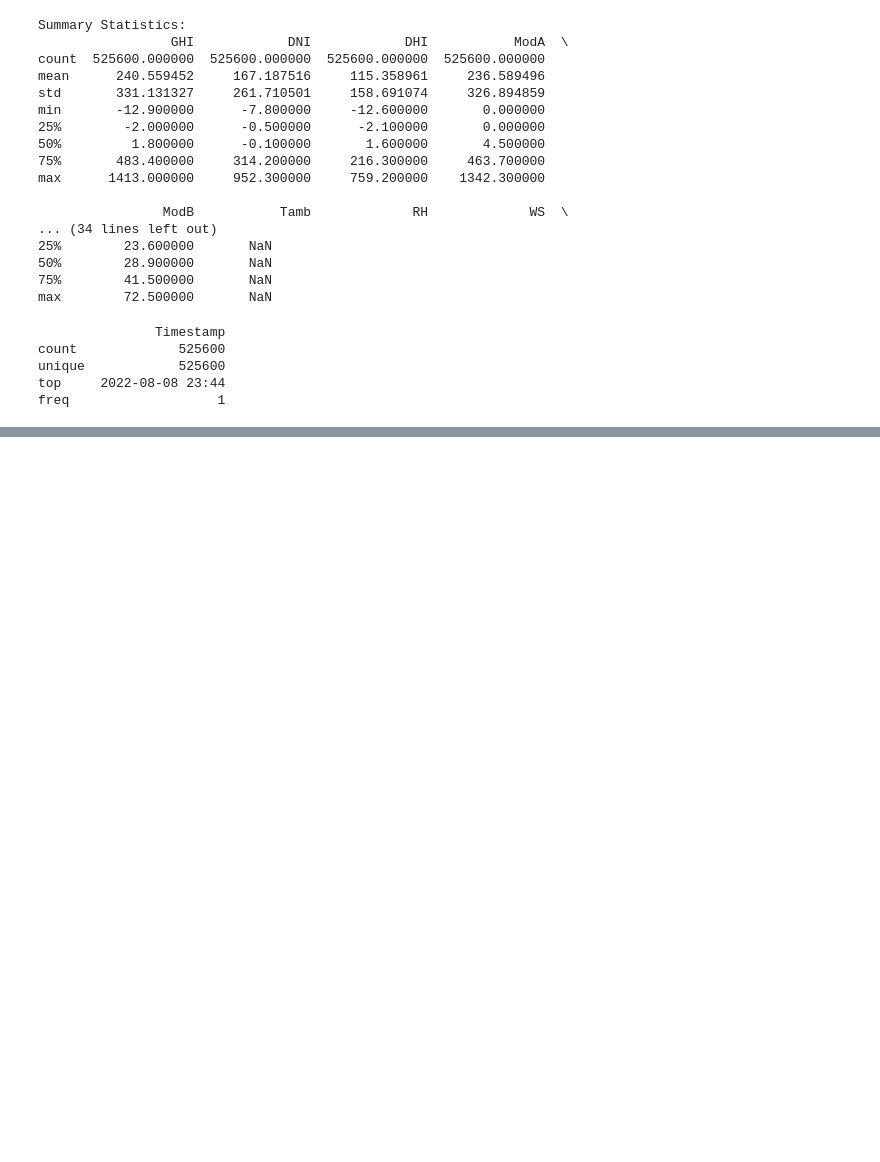
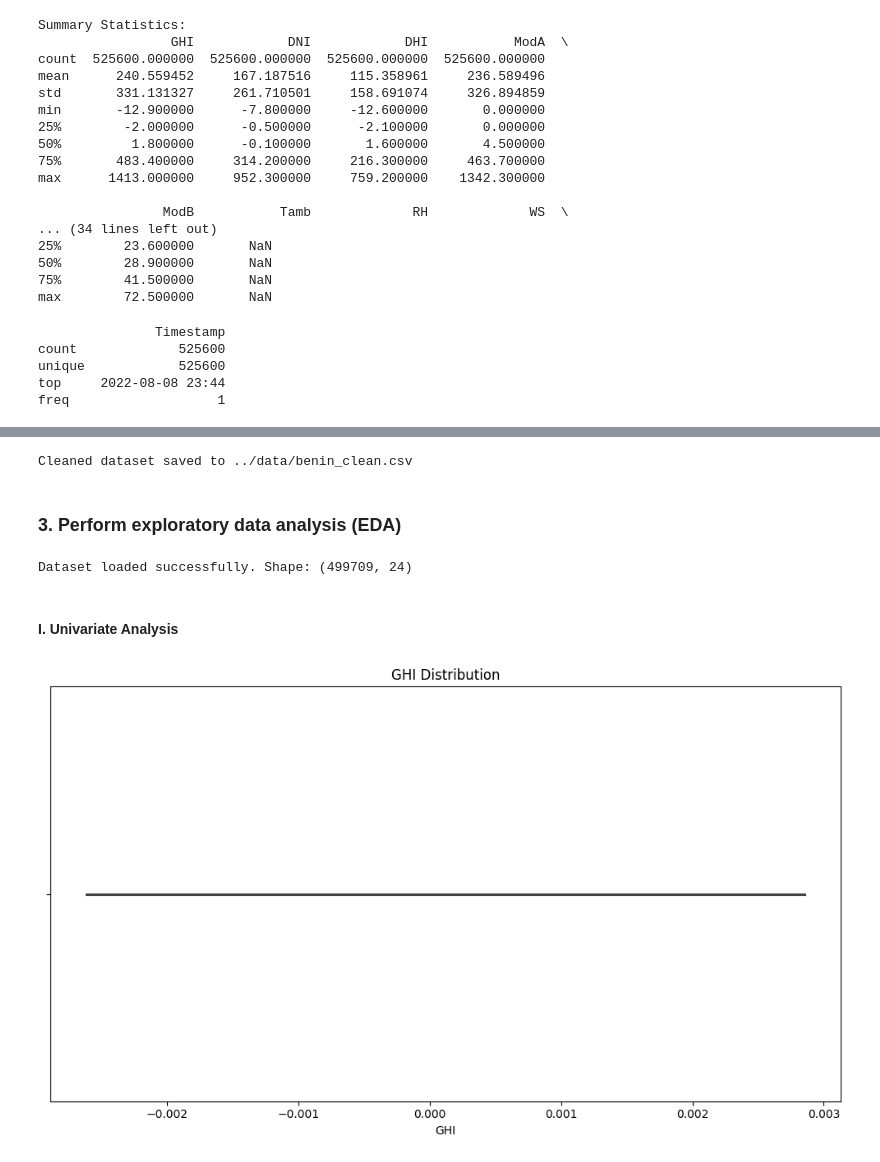
Before and after one commit to beltobel/tenx-week-0-solar-data-discovery, a Jupyter notebook: notebooks/eda-benin.ipynb, the cells around one changed output, grey strips where cells are left out. Drawn from its saved outputs; the diff is of its cells as text; code cells hidden in the pictures; blank space fills up the shorter version.

Commit message:
eda-benin updated

```diff
--- a/notebooks/eda-benin.ipynb
+++ b/notebooks/eda-benin.ipynb
@@ -127,0 +259,5 @@ freq                   1
+# %%
+#Remove Duplicates
+print("\nDuplicate rows before removal:", df.duplicated().sum())
+df = df.drop_duplicates().reset_index(drop=True)
+print("Duplicate rows after removal:", df.duplicated().sum())
@@ -127,0 +267,16 @@ freq                   1
+# %%
+# Encode Categorical Variables
+# Since 'Timestamp' is the only categorical column, do not one-hot encode it.
+# Instead, extract useful time features.
+
+if 'Timestamp' in df.columns:
+    # Convert to datetime
+    df['Timestamp'] = pd.to_datetime(df['Timestamp'], errors='coerce')
+    # Extract features
+    df['year'] = df['Timestamp'].dt.year
+    df['month'] = df['Timestamp'].dt.month
+    df['day'] = df['Timestamp'].dt.day
+    df['hour'] = df['Timestamp'].dt.hour
+    df['minute'] = df['Timestamp'].dt.minute
+    # Optionally drop the original column if not needed
+    # df = df.drop('Timestamp', axis=1)
@@ -127,0 +325,37 @@ freq                   1
+# %%
+#Save cleaned dataset to a new CSV file
+output_file = '../data/benin_clean.csv'
+df.to_csv(output_file, index=False)
+print(f"\nCleaned dataset saved to {output_file}")
+# %% [output]
+Cleaned dataset saved to ../data/benin_clean.csv
+# %% [markdown]
+### 3. Perform exploratory data analysis (EDA)
+# %%
+data = '../data/benin_clean.csv'
+
+try:
+    # Load the CSV file
+    df = pd.read_csv(data)
+    print("Dataset loaded successfully. Shape:", df.shape)
+except FileNotFoundError:
+    print(f"Error: The file {data} was not found. Please provide the correct file path.")
+    exit()
+except Exception as e:
+    print(f"Error loading CSV file: {e}")
+    exit()
+# %% [output]
+Dataset loaded successfully. Shape: (499709, 24)
+# %% [markdown]
+#### I. Univariate Analysis
+# %%
+plt.figure(figsize=(10, 6))
+sns.barplot(x="GHI", data=df)
+# Customize the plot
+plt.title("GHI Distribution")
+# plt.xticks(rotation=45, ha='right')  # Rotate x-axis labels if needed
+plt.tight_layout()  # Adjust layout to prevent label cutoff
+# Display the plot
+plt.show()
+# %% [output]
+[figure, added]
```
Also changed, not shown: parts of 28 cells of this notebook.
